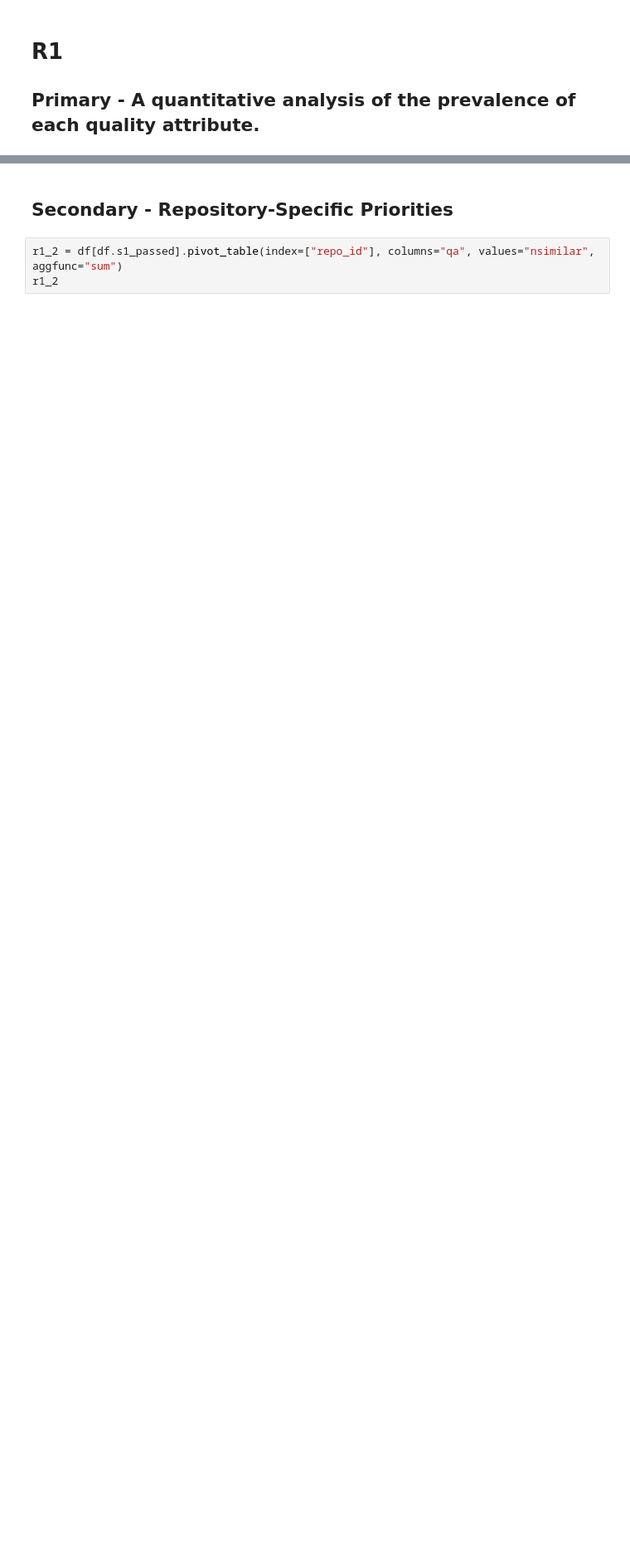
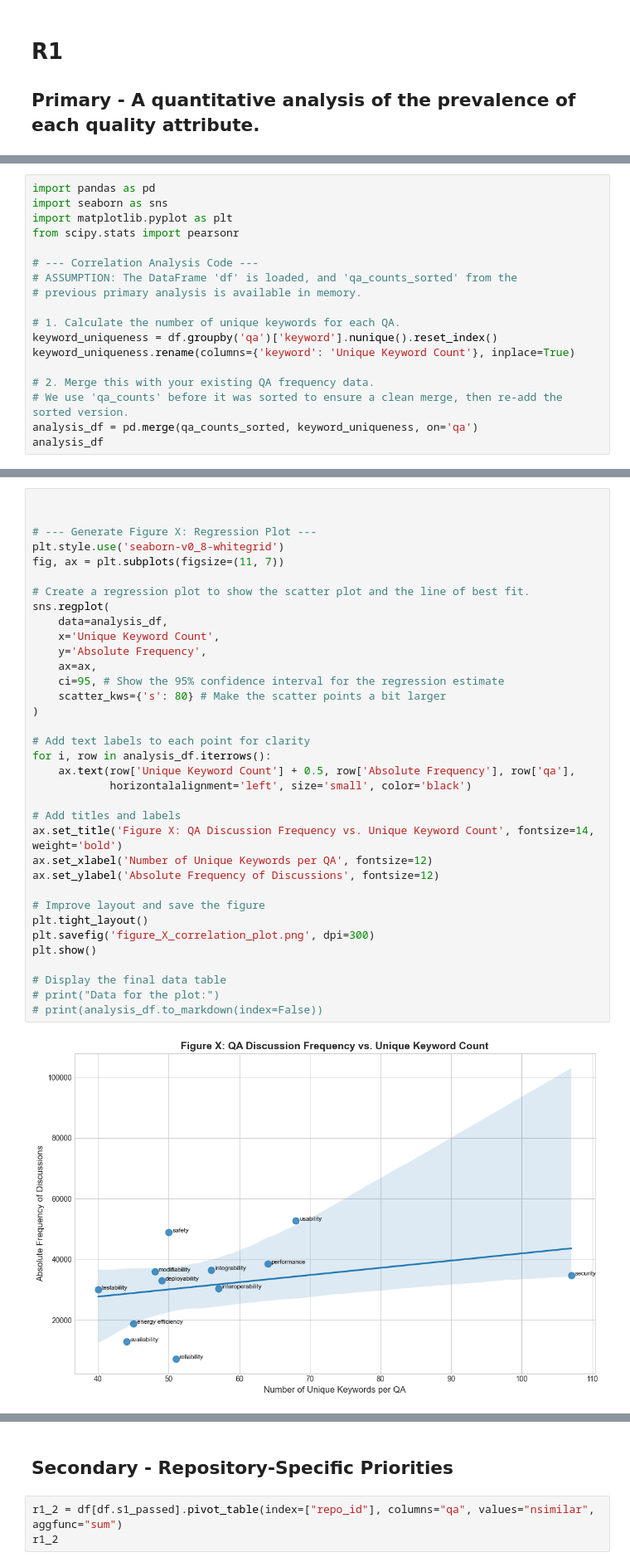
Before and after one commit to dmitrijs-voronovs/scientific-software-architecture-analysis, a Jupyter notebook: processing_pipeline/analysis/merged.ipynb, the cells around one changed output, grey strips where cells are left out. Shown at 83% size. Drawn from its saved outputs; the diff is of its cells as text; blank space fills up the shorter version.

```diff
--- a/processing_pipeline/analysis/merged.ipynb
+++ b/processing_pipeline/analysis/merged.ipynb
@@ -111,0 +217,18 @@ px.pie(r1, names=r1.index, values="nsimilar", title="R1")
+# %%
+import pandas as pd
+import seaborn as sns
+import matplotlib.pyplot as plt
+from scipy.stats import pearsonr
+
+# --- Correlation Analysis Code ---
+# ASSUMPTION: The DataFrame 'df' is loaded, and 'qa_counts_sorted' from the
+# previous primary analysis is available in memory.
+
+# 1. Calculate the number of unique keywords for each QA.
+keyword_uniqueness = df.groupby('qa')['keyword'].nunique().reset_index()
+keyword_uniqueness.rename(columns={'keyword': 'Unique Keyword Count'}, inplace=True)
+
+# 2. Merge this with your existing QA frequency data.
+# We use 'qa_counts' before it was sorted to ensure a clean merge, then re-add the sorted version.
+analysis_df = pd.merge(qa_counts_sorted, keyword_uniqueness, on='qa')
+analysis_df
@@ -111,0 +263,37 @@ px.pie(r1, names=r1.index, values="nsimilar", title="R1")
+# %%
+
+
+# --- Generate Figure X: Regression Plot ---
+plt.style.use('seaborn-v0_8-whitegrid')
+fig, ax = plt.subplots(figsize=(11, 7))
+
+# Create a regression plot to show the scatter plot and the line of best fit.
+sns.regplot(
+    data=analysis_df,
+    x='Unique Keyword Count',
+    y='Absolute Frequency',
+    ax=ax,
+    ci=95, # Show the 95% confidence interval for the regression estimate
+    scatter_kws={'s': 80} # Make the scatter points a bit larger
+)
+
+# Add text labels to each point for clarity
+for i, row in analysis_df.iterrows():
+    ax.text(row['Unique Keyword Count'] + 0.5, row['Absolute Frequency'], row['qa'],
+            horizontalalignment='left', size='small', color='black')
+
+# Add titles and labels
+ax.set_title('Figure X: QA Discussion Frequency vs. Unique Keyword Count', fontsize=14, weight='bold')
+ax.set_xlabel('Number of Unique Keywords per QA', fontsize=12)
+ax.set_ylabel('Absolute Frequency of Discussions', fontsize=12)
+
+# Improve layout and save the figure
+plt.tight_layout()
+plt.savefig('figure_X_correlation_plot.png', dpi=300)
+plt.show()
+
+# Display the final data table
+# print("Data for the plot:")
+# print(analysis_df.to_markdown(index=False))
+# %% [output]
+[figure, added]
```
Also changed, not shown: parts of 34 cells of this notebook, 3 other files.
